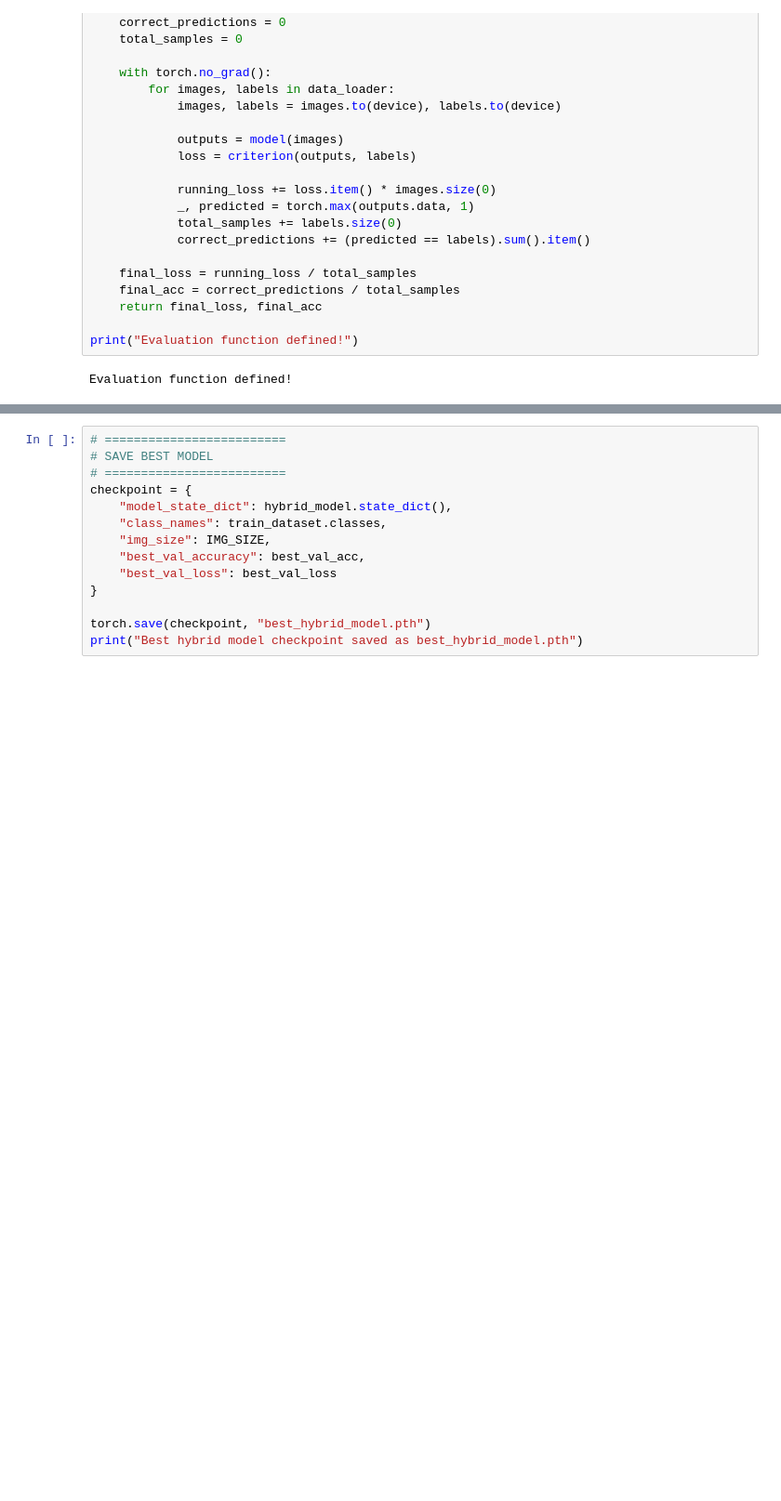
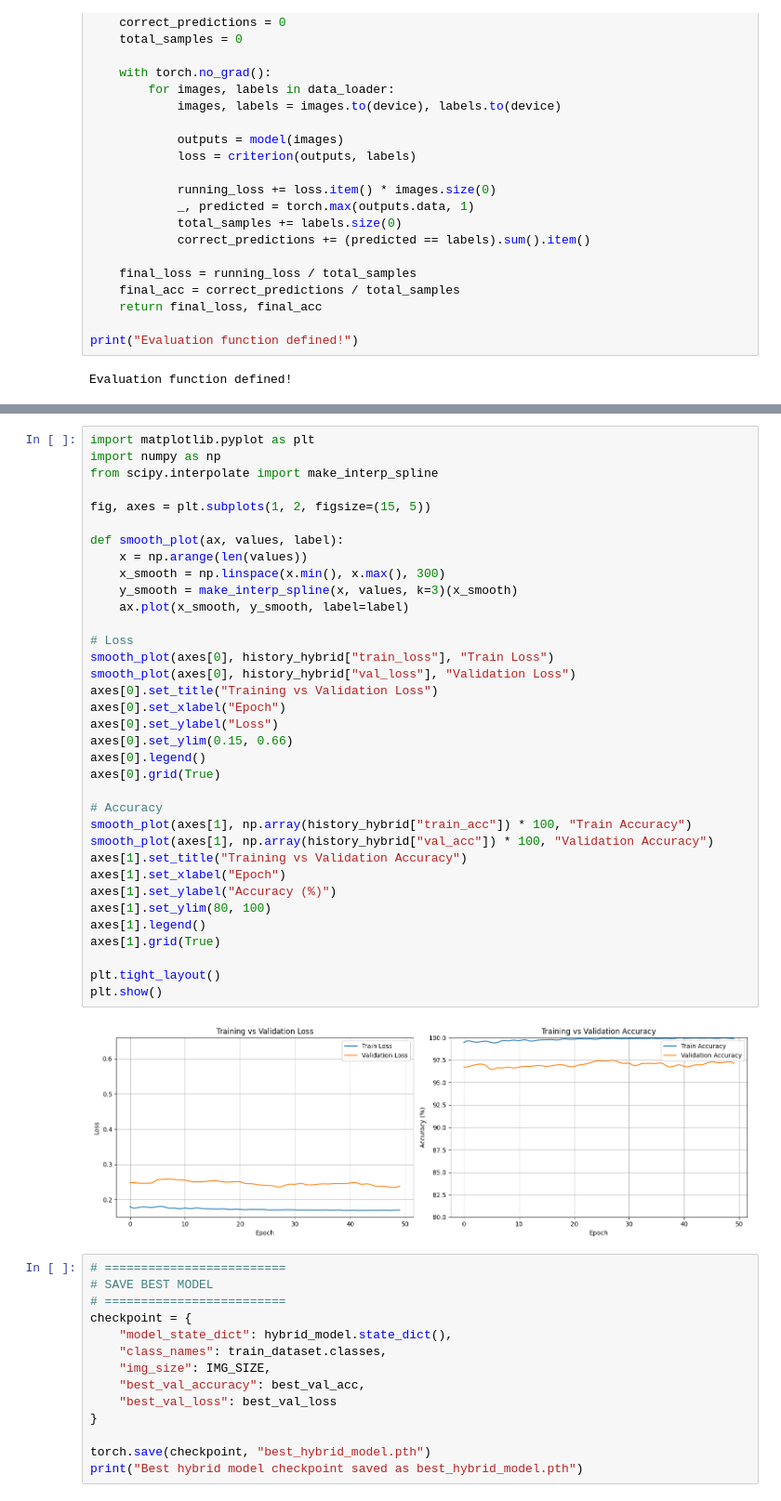
Before and after one commit to AkramShaik-67/Hybri_Swin_ViT_XAI, a Jupyter notebook: Hybrid-Swin-ViT-XAI.ipynb, the cells around one changed output, grey strips where cells are left out. Shown at 93% size. Saved outputs shown, nothing was run; the diff lists cells and outputs as text; blank space fills up the shorter version.

```diff
--- a/Hybrid-Swin-ViT-XAI.ipynb
+++ b/Hybrid-Swin-ViT-XAI.ipynb
@@ -908,3 +1007,40 @@ plt.show()
+# %%
+import matplotlib.pyplot as plt
+import numpy as np
+from scipy.interpolate import make_interp_spline
+
+fig, axes = plt.subplots(1, 2, figsize=(15, 5))
+
+def smooth_plot(ax, values, label):
+    x = np.arange(len(values))
+    x_smooth = np.linspace(x.min(), x.max(), 300)
+    y_smooth = make_interp_spline(x, values, k=3)(x_smooth)
+    ax.plot(x_smooth, y_smooth, label=label)
+
+# Loss
+smooth_plot(axes[0], history_hybrid["train_loss"], "Train Loss")
+smooth_plot(axes[0], history_hybrid["val_loss"], "Validation Loss")
+axes[0].set_title("Training vs Validation Loss")
+axes[0].set_xlabel("Epoch")
+axes[0].set_ylabel("Loss")
+axes[0].set_ylim(0.15, 0.66)
+axes[0].legend()
+axes[0].grid(True)
+
+# Accuracy
+smooth_plot(axes[1], np.array(history_hybrid["train_acc"]) * 100, "Train Accuracy")
+smooth_plot(axes[1], np.array(history_hybrid["val_acc"]) * 100, "Validation Accuracy")
+axes[1].set_title("Training vs Validation Accuracy")
+axes[1].set_xlabel("Epoch")
+axes[1].set_ylabel("Accuracy (%)")
+axes[1].set_ylim(80, 100)
+axes[1].legend()
+axes[1].grid(True)
+
+plt.tight_layout()
+plt.show()
+# %% [output]
+[figure, added]
 # %%
 # =========================
 # SAVE BEST MODEL
```
Also changed, not shown: parts of 23 cells of this notebook.
